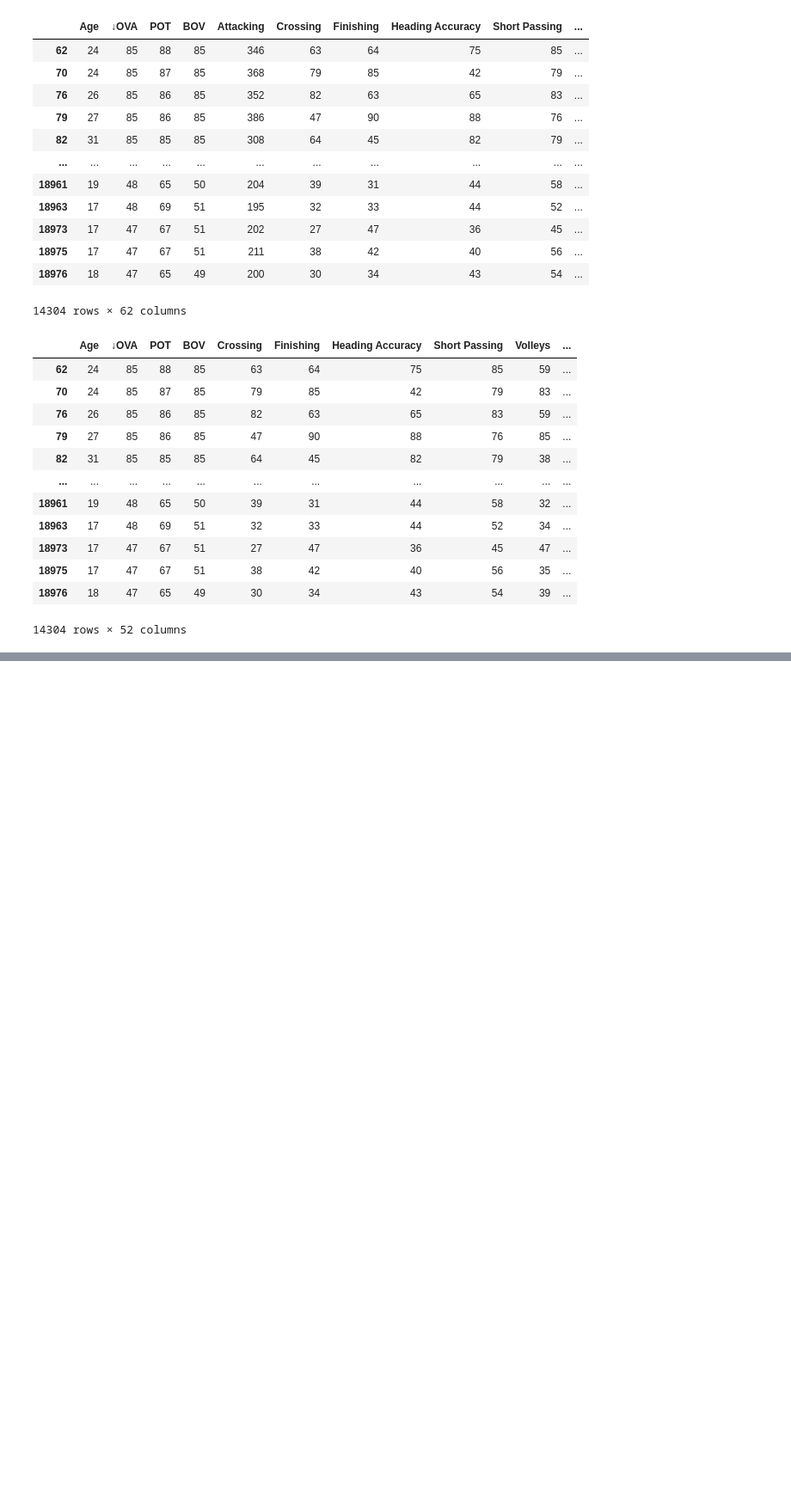
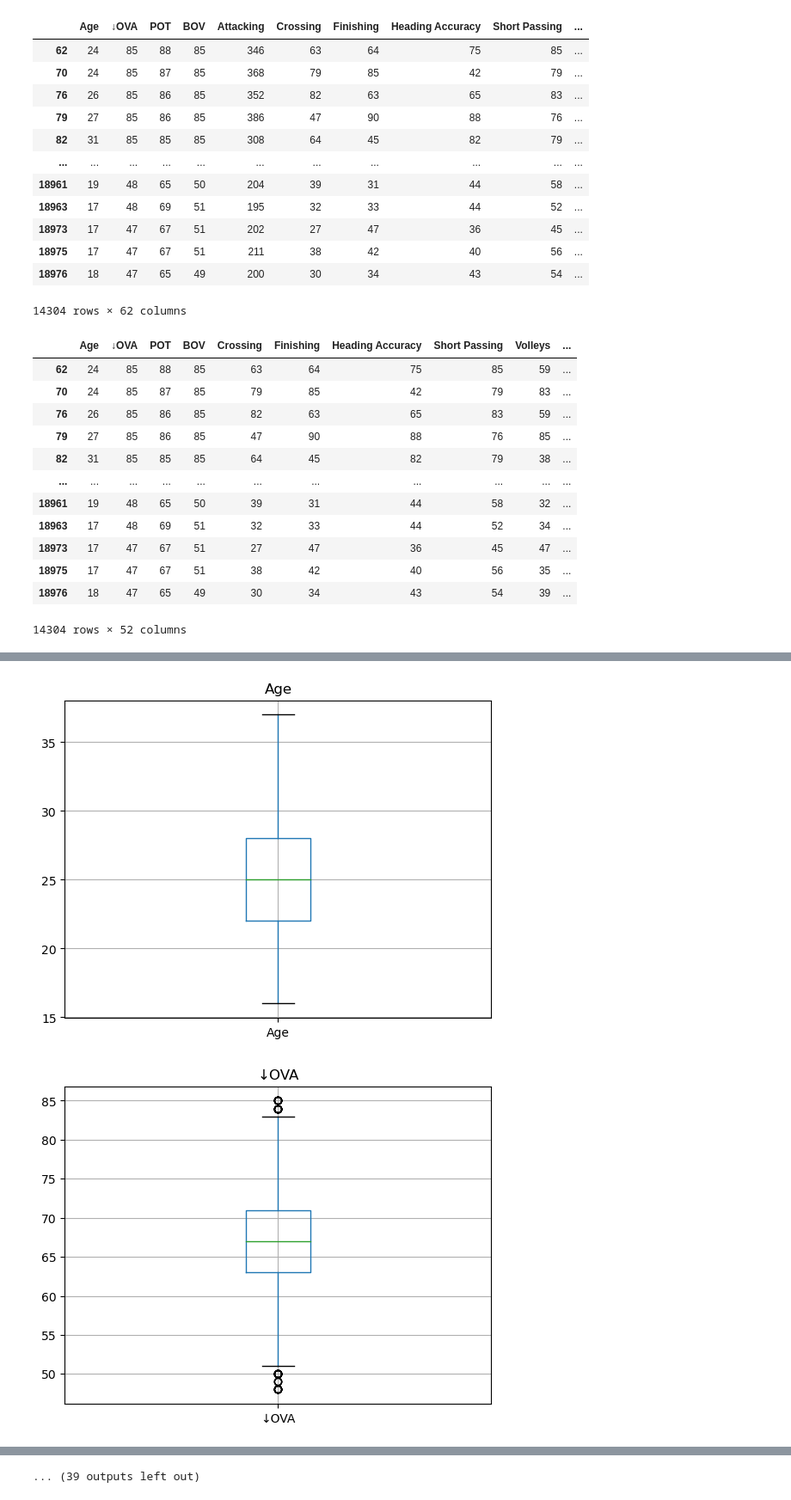
Before and after one commit to papstarlove/Data-Processing-Machine-Learning, a Jupyter notebook: fifa messy data/fifa project version 1.ipynb, the cells around one changed output, grey strips where cells are left out. Shown at 86% size. Drawn from its saved outputs; the diff is of its cells as text; code cells hidden in the pictures; blank space fills up the shorter version.

```diff
--- a/fifa messy data/fifa project version 1.ipynb
+++ b/fifa messy data/fifa project version 1.ipynb
@@ -729,0 +773,16 @@ AttributeError: 'list' object has no attribute 'unique'
+# %%
+#now we can drop ther uneceanary columns for ours macvhine learning models,  ourtarget is the 'Value_formatted' column
+df4 = df4.drop(['Value_formatted'], axis=1) # we drop the 'Value_formatted' column because it is our target
+# %%
+
+#before modelling, lets check if there is still NaN values
+for column in df4.columns:
+    if df4[column].isnull().sum() != 0:
+        print(column) # if there is no output, it means that there is no NaN values
+# %%
+#delate the rows with NaN values
+df4 = df4.dropna(axis=0)
+# %%
+for column in df4.columns:
+    if df4[column].isnull().sum() != 0:
+        print(column) # if there is no output, it means that there is no NaN values
@@ -729,0 +805,10 @@ AttributeError: 'list' object has no attribute 'unique'
+# %%
+#lets check again if there are outliners with boxplot
+for column in df4.columns:
+    plt.figure()
+    df4.boxplot([column])
+    plt.title(column)
+    plt.show()
+# %% [output]
+[figure, added]
+[figure, added]
@@ -729,0 +825 @@ AttributeError: 'list' object has no attribute 'unique'
+... (39 outputs left out)
```
Also changed, not shown: parts of 18 cells of this notebook.
